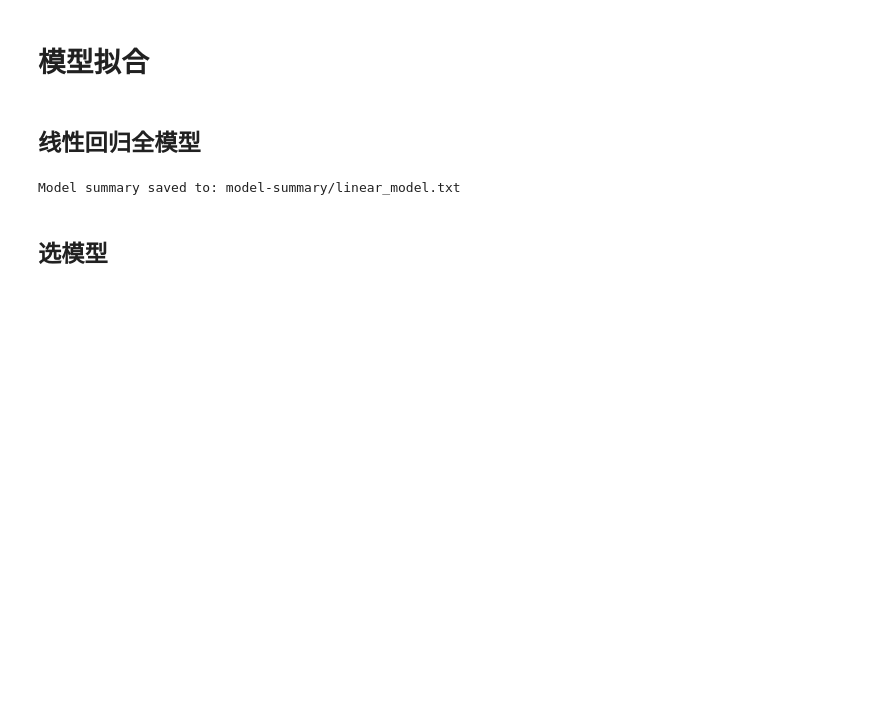
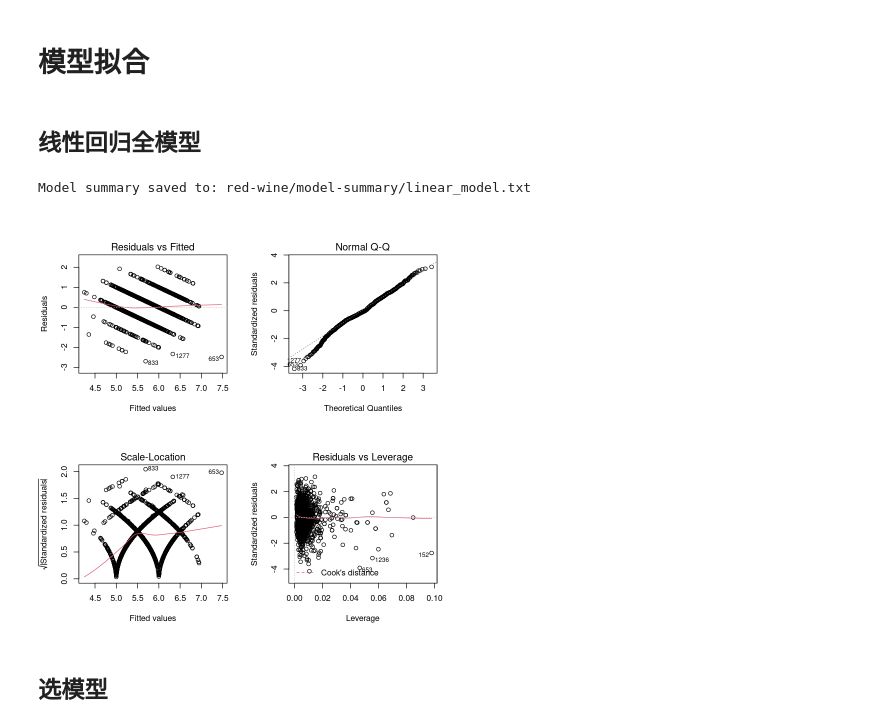
Before and after one commit to Aoblex/2023-fall-SUFE-regression-analysis-report, a Jupyter notebook: winequality-regression.ipynb, the cells around one changed output. Drawn from its saved outputs; the diff is of its cells as text; code cells hidden in the pictures; blank space fills up the shorter version.

```diff
--- a/winequality-regression.ipynb
+++ b/winequality-regression.ipynb
@@ -20,9 +107,9 @@ wine.quality <- read.csv(file.name)
 # %% [markdown]
 # 模型拟合
 # %%
-save_model_summary <- function(model, file_name) {
+save_red_wine_model_summary <- function(model, file_name) {
   # 创建完整文件路径
-  file_path <- file.path(model.summary.path, paste0(file_name, ".txt"))
+  file_path <- file.path(red.wine.folder, model.summary.folder, paste0(file_name, ".txt"))
 
   # 将summary输出捕获到字符向量
   summary_text <- capture.output(summary(model))
@@ -35,10 +122,13 @@ save_model_summary <- function(model, file_name) {
 # %% [markdown]
 ## 线性回归全模型
 # %%
-linear.model <- lm(quality ~ ., data = wine.quality)
-save_model_summary(linear.model, "linear_model")
+linear.model <- lm(quality ~ ., data = red.wine)
+save_red_wine_model_summary(linear.model, "linear_model")
+par(mfrow = c(2, 2))
+plot(linear.model)
 # %% [output]
-Model summary saved to: model-summary/linear_model.txt
+Model summary saved to: red-wine/model-summary/linear_model.txt
+[figure, added]
 # %% [markdown]
 ## 选模型
 # %% [markdown]
```
Also changed, not shown: parts of 11 cells of this notebook, 13 other files.
